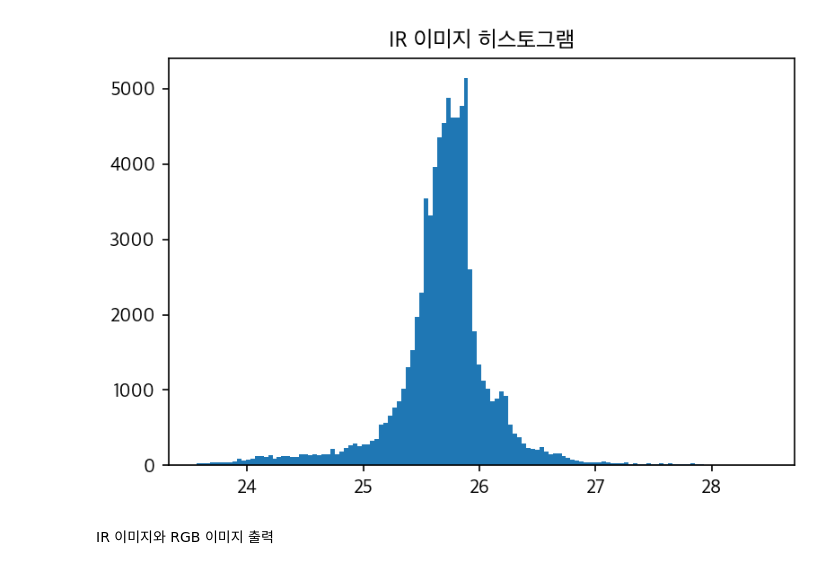
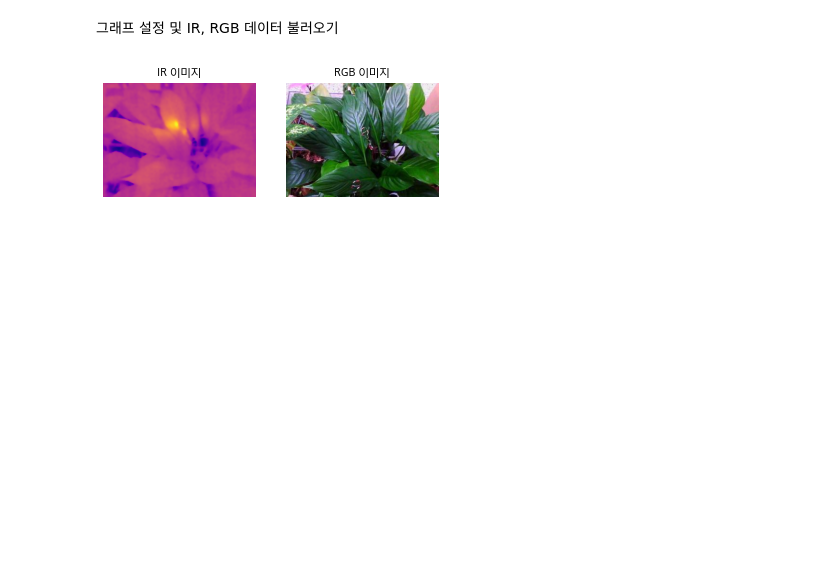
Before and after one commit to plming/infrared-leaf-segmentation, a Jupyter notebook: plant.ipynb, the cells around one changed output. Cells and saved outputs as stored; diff of their text form; code cells hidden in the pictures; blank space fills up the shorter version.

```diff
--- a/plant.ipynb
+++ b/plant.ipynb
@@ -1,21 +1,29 @@
+# %% [markdown]
+그래프 설정 및 IR, RGB 데이터 불러오기
 # %%
 import common
 import cv2
+import matplotlib.pyplot as plt
 
-# 그래프 설정
-import matplotlib.pyplot as plt
-plt.rc('figure', dpi=150)
 plt.rc('font', family='Apple SD Gothic Neo')
 
 WIDTH = 320
 HEIGHT = 240
 
 ir = common.load_ir_in_csv('./plant-ir/121.csv')
-rgb = cv2.imread('./plant-rgb/FLIR0121- 사진.jpg')
-rgb = cv2.cvtColor(rgb, cv2.COLOR_BGR2RGB)
+rgb = cv2.cvtColor(src=cv2.imread('./plant-rgb/FLIR0121- 사진.jpg'),
+                   code=cv2.COLOR_BGR2RGB)
+
+fig, axs = plt.subplots(1, 2)
+
+axs[0].imshow(ir, cmap='plasma')
+axs[0].axis(False)
+axs[0].set_title('IR 이미지')
+
+axs[1].imshow(rgb)
+axs[1].axis(False)
+axs[1].set_title('RGB 이미지')
+
+plt.show()
+# %% [output]
+[figure, added]
-# %%
-common.show_histogram(ir, title="IR 이미지 히스토그램")
-# %% [output]
-[figure, removed]
-# %% [markdown]
-IR 이미지와 RGB 이미지 출력
```
Also changed, not shown: parts of 12 cells of this notebook, 3 other files.
